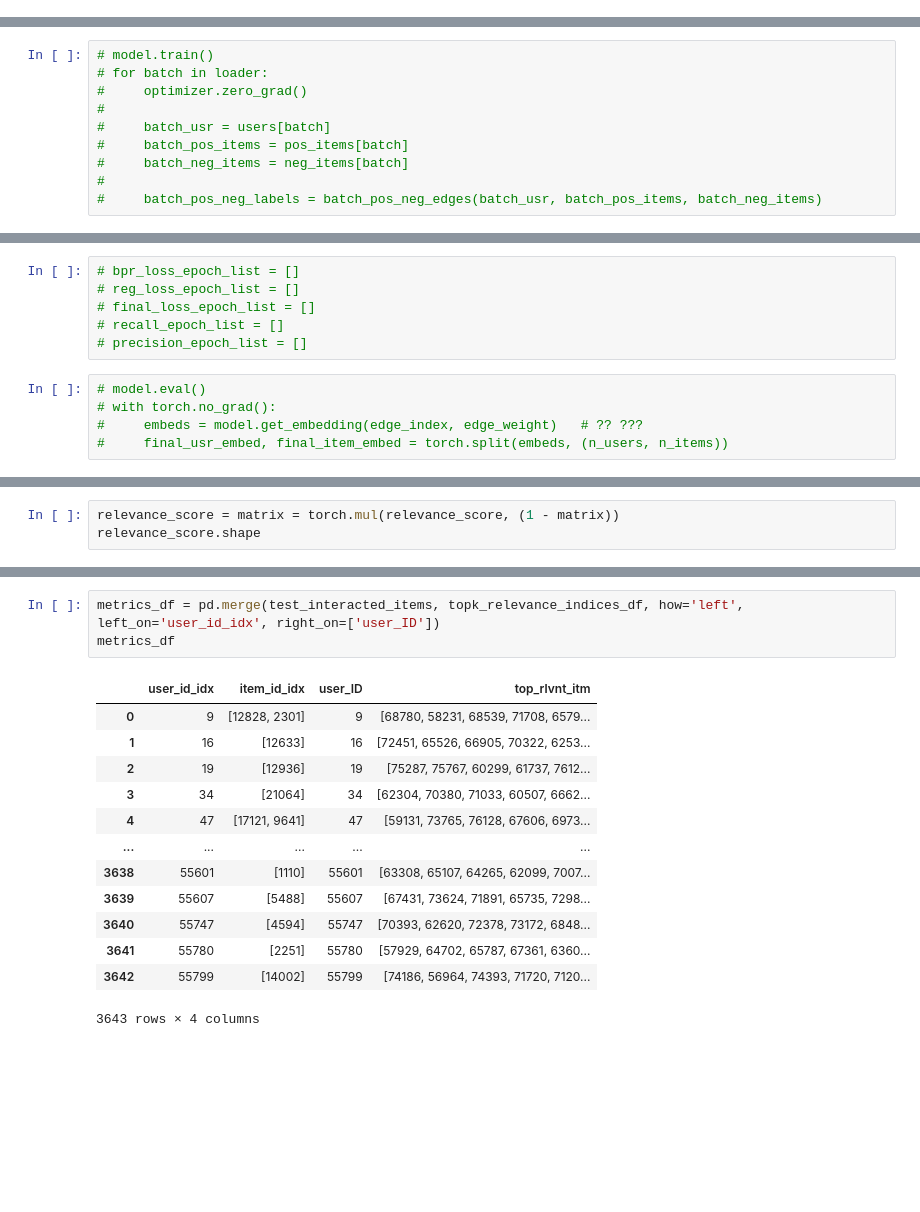
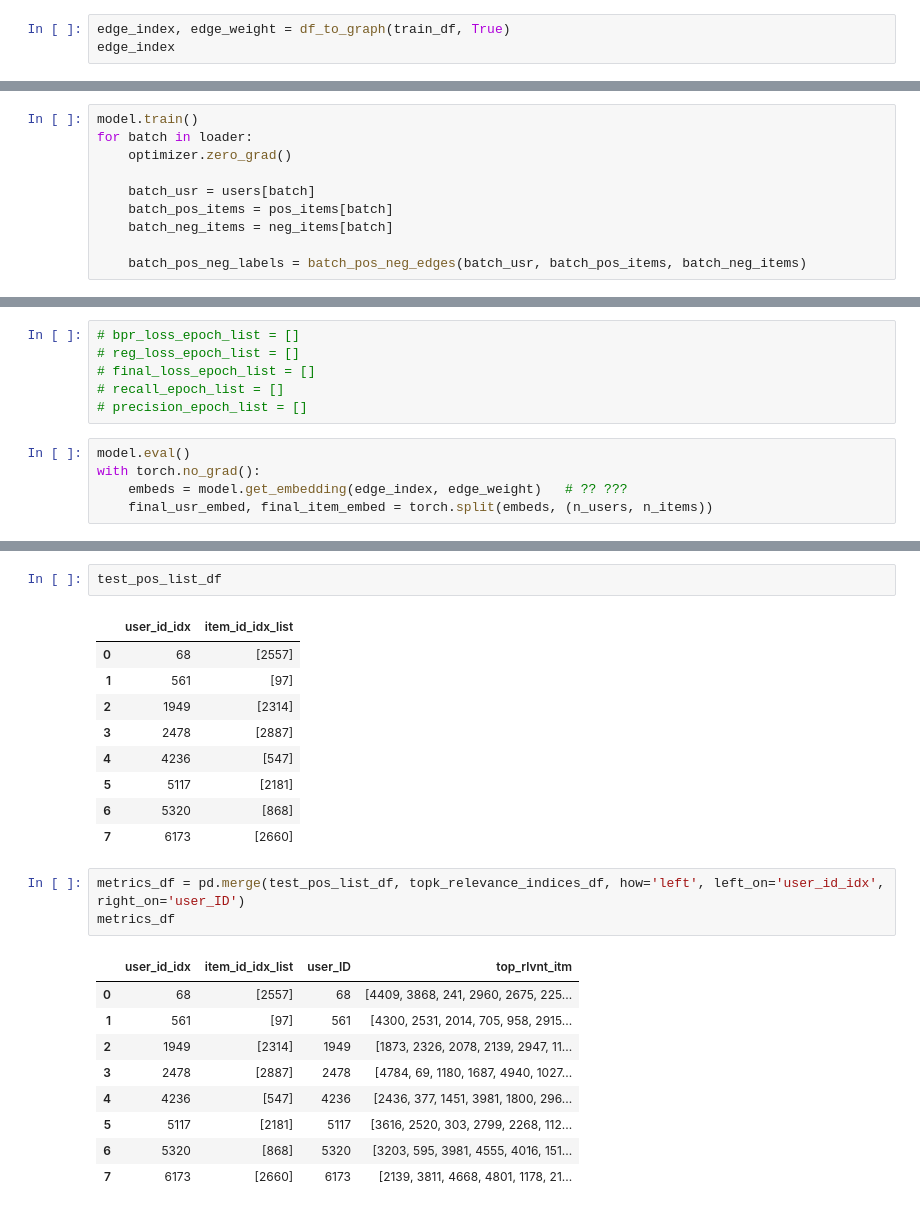
Before and after one commit to happykygo/GNN-eCommerce, a Jupyter notebook: notebooks/LightGCN_model.ipynb, the cells around one changed output, grey strips where cells are left out. Cells and saved outputs as stored; diff of their text form; blank space fills up the shorter version.

```diff
--- a/notebooks/LightGCN_model.ipynb
+++ b/notebooks/LightGCN_model.ipynb
@@ -172,0 +259,3 @@ KeyboardInterrupt:
+# %%
+edge_index, edge_weight = df_to_graph(train_df, True)
+edge_index
@@ -177,10 +272,10 @@ KeyboardInterrupt:
 # %%
-# model.train()
-# for batch in loader:
-#     optimizer.zero_grad()
-#
-#     batch_usr = users[batch]
-#     batch_pos_items = pos_items[batch]
-#     batch_neg_items = neg_items[batch]
-#
-#     batch_pos_neg_labels = batch_pos_neg_edges(batch_usr, batch_pos_items, batch_neg_items)
+model.train()
+for batch in loader:
+    optimizer.zero_grad()
+
+    batch_usr = users[batch]
+    batch_pos_items = pos_items[batch]
+    batch_neg_items = neg_items[batch]
+
+    batch_pos_neg_labels = batch_pos_neg_edges(batch_usr, batch_pos_items, batch_neg_items)
@@ -258,8 +355,8 @@ bpr loss:  tensor(0.6929, grad_fn=<AddBackward0>) reg loss:  2.5e-07 final loss
 # recall_epoch_list = []
 # precision_epoch_list = []
 # %%
-# model.eval()
-# with torch.no_grad():
-#     embeds = model.get_embedding(edge_index, edge_weight)   # ?? ???
-#     final_usr_embed, final_item_embed = torch.split(embeds, (n_users, n_items))
+model.eval()
+with torch.no_grad():
+    embeds = model.get_embedding(edge_index, edge_weight)   # ?? ???
+    final_usr_embed, final_item_embed = torch.split(embeds, (n_users, n_items))
 # %%
@@ -300,3 +374,0 @@ tensor([[ 6.5503e-05, -1.2144e-05, -3.5105e-05,  ..., -2.7406e-05,
-# %%
-relevance_score = matrix = torch.mul(relevance_score, (1 - matrix))
-relevance_score.shape
@@ -374,19 +492,27 @@ test_interacted_items
+# %%
+test_pos_list_df
+# %% [output]
+|  | user_id_idx | item_id_idx_list |
+| 0 | 68 | [2557] |
+| 1 | 561 | [97] |
+| 2 | 1949 | [2314] |
+| 3 | 2478 | [2887] |
+| 4 | 4236 | [547] |
+| 5 | 5117 | [2181] |
+| 6 | 5320 | [868] |
+| 7 | 6173 | [2660] |
 # %%
-metrics_df = pd.merge(test_interacted_items, topk_relevance_indices_df, how='left', left_on='user_id_idx', right_on=['user_ID'])
+metrics_df = pd.merge(test_pos_list_df, topk_relevance_indices_df, how='left', left_on='user_id_idx', right_on='user_ID')
 metrics_df
 # %% [output]
-|  | user_id_idx | item_id_idx | user_ID | top_rlvnt_itm |
-| 0 | 9 | [12828, 2301] | 9 | [68780, 58231, 68539, 71708, 6579... |
-| 1 | 16 | [12633] | 16 | [72451, 65526, 66905, 70322, 6253... |
-| 2 | 19 | [12936] | 19 | [75287, 75767, 60299, 61737, 7612... |
-| 3 | 34 | [21064] | 34 | [62304, 70380, 71033, 60507, 6662... |
-| 4 | 47 | [17121, 9641] | 47 | [59131, 73765, 76128, 67606, 6973... |
-| ... | ... | ... | ... | ... |
-| 3638 | 55601 | [1110] | 55601 | [63308, 65107, 64265, 62099, 7007... |
-| 3639 | 55607 | [5488] | 55607 | [67431, 73624, 71891, 65735, 7298... |
-| 3640 | 55747 | [4594] | 55747 | [70393, 62620, 72378, 73172, 6848... |
-| 3641 | 55780 | [2251] | 55780 | [57929, 64702, 65787, 67361, 6360... |
-| 3642 | 55799 | [14002] | 55799 | [74186, 56964, 74393, 71720, 7120... |
+|  | user_id_idx | item_id_idx_list | user_ID | top_rlvnt_itm |
+| 0 | 68 | [2557] | 68 | [4409, 3868, 241, 2960, 2675, 225... |
+| 1 | 561 | [97] | 561 | [4300, 2531, 2014, 705, 958, 2915... |
+| 2 | 1949 | [2314] | 1949 | [1873, 2326, 2078, 2139, 2947, 11... |
+| 3 | 2478 | [2887] | 2478 | [4784, 69, 1180, 1687, 4940, 1027... |
+| 4 | 4236 | [547] | 4236 | [2436, 377, 1451, 3981, 1800, 296... |
+| 5 | 5117 | [2181] | 5117 | [3616, 2520, 303, 2799, 2268, 112... |
+| 6 | 5320 | [868] | 5320 | [3203, 595, 3981, 4555, 4016, 151... |
+| 7 | 6173 | [2660] | 6173 | [2139, 3811, 4668, 4801, 1178, 21... |
-3643 rows × 4 columns
 # %%
 metrics_df['intrsctn_itm'] = [list(set(a).intersection(b)) for a, b in
```
Also changed, not shown: parts of 55 cells of this notebook, 1 other file.
